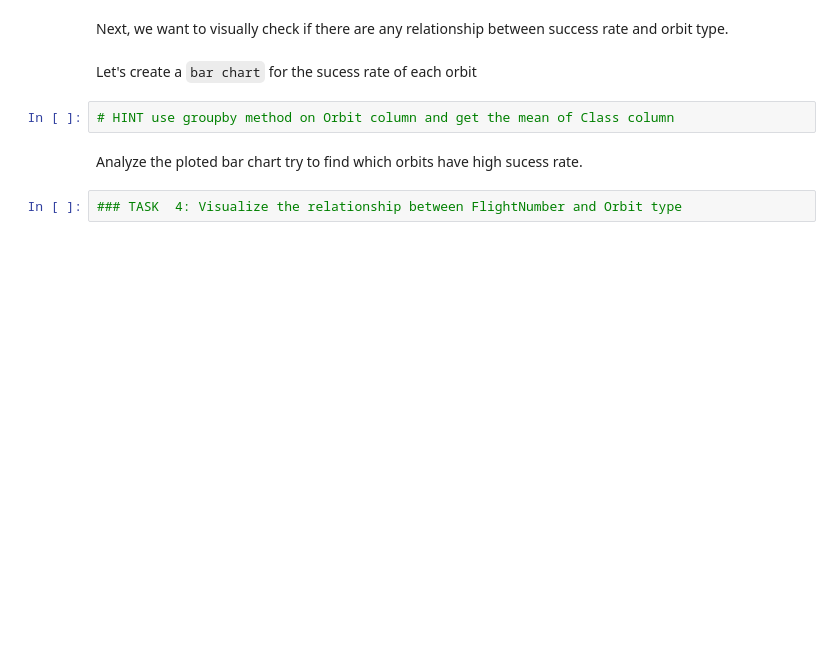
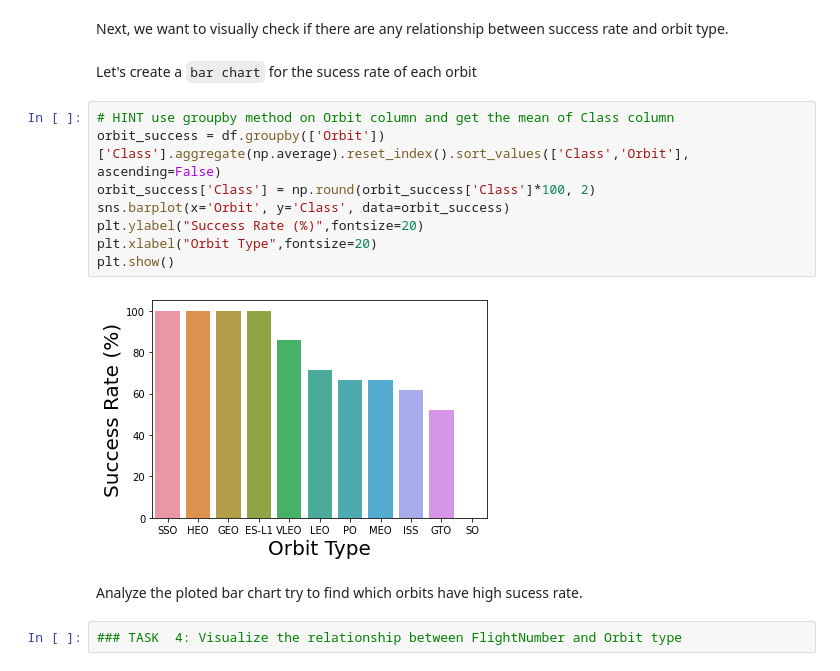
Before and after one commit to Twinaxis52/Capstone-course-era, a Jupyter notebook: jupyter-labs-eda-dataviz.ipynb.jupyterlite.ipynb, the cells around one changed output. Saved outputs shown, nothing was run; the diff lists cells and outputs as text; blank space fills up the shorter version.

```diff
--- a/jupyter-labs-eda-dataviz.ipynb.jupyterlite.ipynb
+++ b/jupyter-labs-eda-dataviz.ipynb.jupyterlite.ipynb
@@ -124,8 +102,16 @@ sns.barplot(x="Orbit",y="Class",data=orbit_success,hue='Class')
 Next, we want to visually check if there are any relationship between success rate and orbit type.
 # %% [markdown]
 Let's create a `bar chart` for the sucess rate of each orbit
-# %%
-# HINT use groupby method on Orbit column and get the mean of Class column
+# %%
+# HINT use groupby method on Orbit column and get the mean of Class column
+orbit_success = df.groupby(['Orbit'])['Class'].aggregate(np.average).reset_index().sort_values(['Class','Orbit'], ascending=False)
+orbit_success['Class'] = np.round(orbit_success['Class']*100, 2)
+sns.barplot(x='Orbit', y='Class', data=orbit_success)
+plt.ylabel("Success Rate (%)",fontsize=20)
+plt.xlabel("Orbit Type",fontsize=20)
+plt.show()
+# %% [output]
+[figure, added]
 # %% [markdown]
 Analyze the ploted bar chart try to find which orbits have high sucess rate.
 # %%
```
Also changed, not shown: parts of 15 cells of this notebook.
